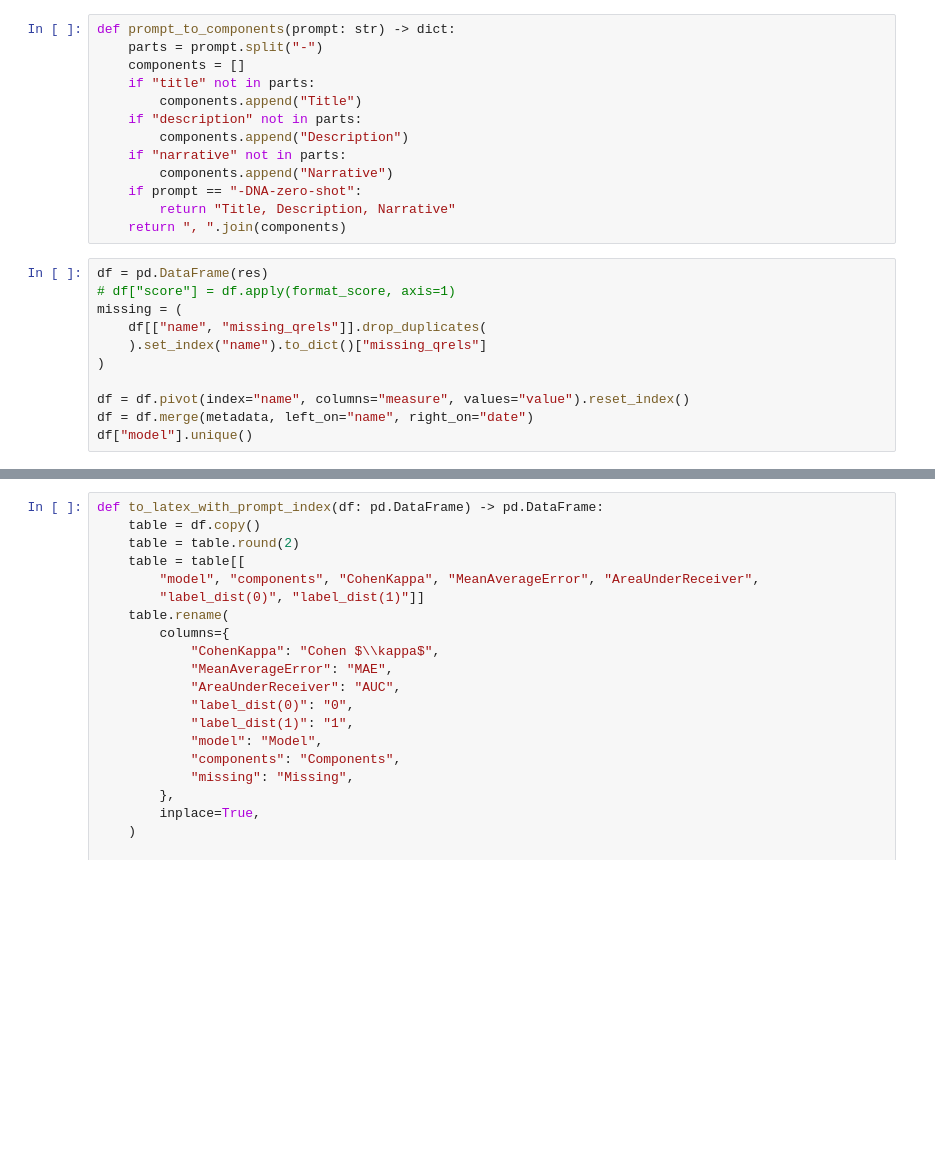
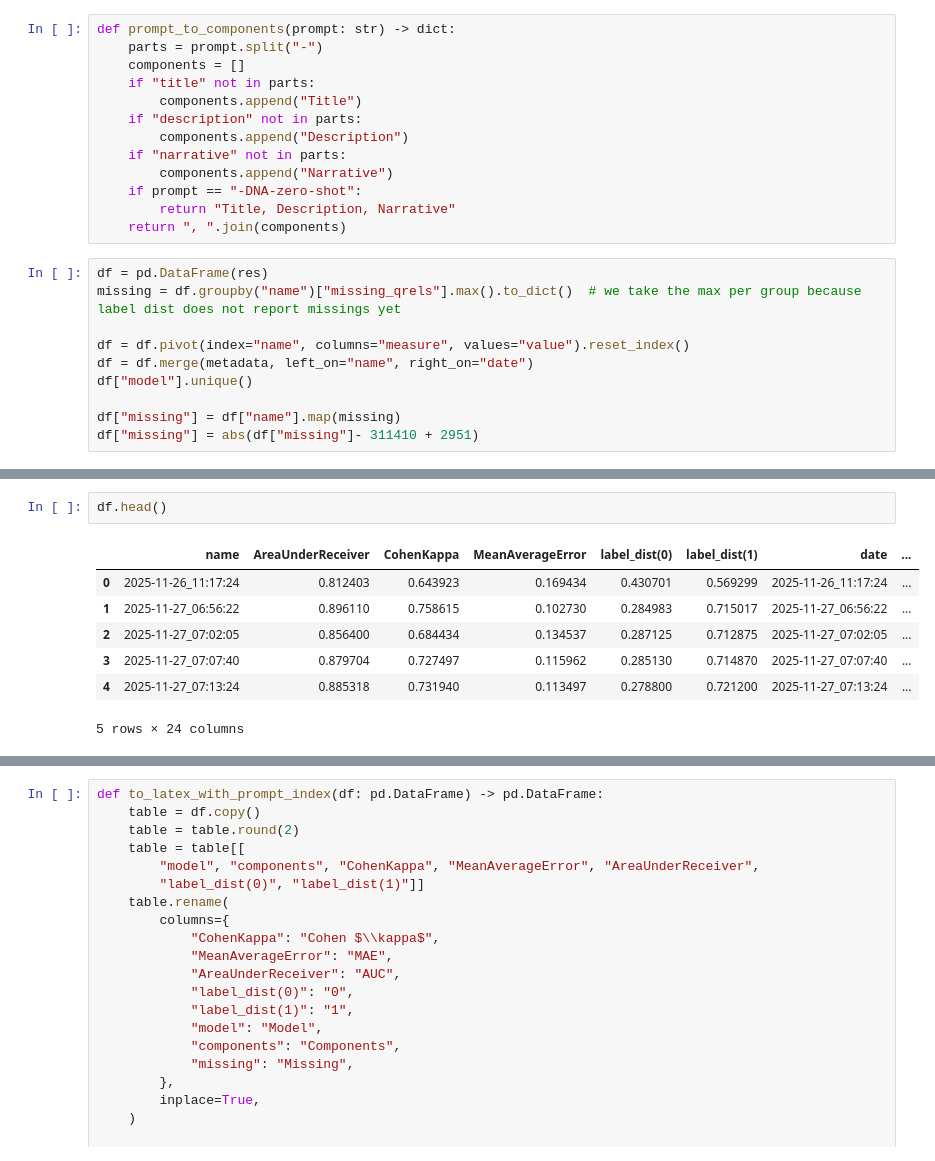
Before and after one commit to irgroup/SIGIR26-Synthesized-Information-Needs, a Jupyter notebook: notebooks/robust/evaluate-pre-requisites.ipynb, the cells around one changed output, grey strips where cells are left out. Cells and saved outputs as stored; diff of their text form; blank space fills up the shorter version.

```diff
--- a/notebooks/robust/evaluate-pre-requisites.ipynb
+++ b/notebooks/robust/evaluate-pre-requisites.ipynb
@@ -188,12 +193,11 @@ def prompt_to_components(prompt: str) -> dict:
     return ", ".join(components)
 # %%
 df = pd.DataFrame(res)
-# df["score"] = df.apply(format_score, axis=1)
-missing = (
-    df[["name", "missing_qrels"]].drop_duplicates(
-    ).set_index("name").to_dict()["missing_qrels"]
-)
+missing = df.groupby("name")["missing_qrels"].max().to_dict()  # we take the max per group because label dist does not report missings yet
 
 df = df.pivot(index="name", columns="measure", values="value").reset_index()
 df = df.merge(metadata, left_on="name", right_on="date")
 df["model"].unique()
+
+df["missing"] = df["name"].map(missing)
+df["missing"] = abs(df["missing"]- 311410 + 2951)
@@ -224,2 +204,12 @@ metadata#[metadata["model"].isna()]
+# %%
+df.head()
+# %% [output]
+|  | name | AreaUnderReceiver | CohenKappa | MeanAverageError | label_dist(0) | label_dist(1) | date | ... |
+| 0 | 2025-11-26_11:17:24 | 0.812403 | 0.643923 | 0.169434 | 0.430701 | 0.569299 | 2025-11-26_11:17:24 | ... |
+| 1 | 2025-11-27_06:56:22 | 0.896110 | 0.758615 | 0.102730 | 0.284983 | 0.715017 | 2025-11-27_06:56:22 | ... |
+| 2 | 2025-11-27_07:02:05 | 0.856400 | 0.684434 | 0.134537 | 0.287125 | 0.712875 | 2025-11-27_07:02:05 | ... |
+| 3 | 2025-11-27_07:07:40 | 0.879704 | 0.727497 | 0.115962 | 0.285130 | 0.714870 | 2025-11-27_07:07:40 | ... |
+| 4 | 2025-11-27_07:13:24 | 0.885318 | 0.731940 | 0.113497 | 0.278800 | 0.721200 | 2025-11-27_07:13:24 | ... |
+5 rows × 24 columns
 # %%
 df = pd.DataFrame(res)
```
Also changed, not shown: parts of 9 cells of this notebook.
